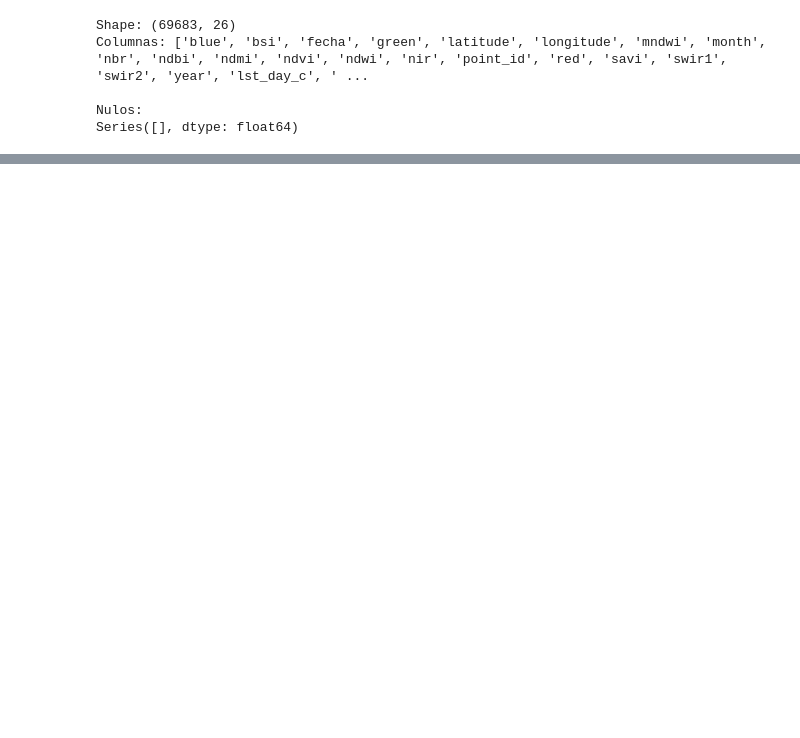
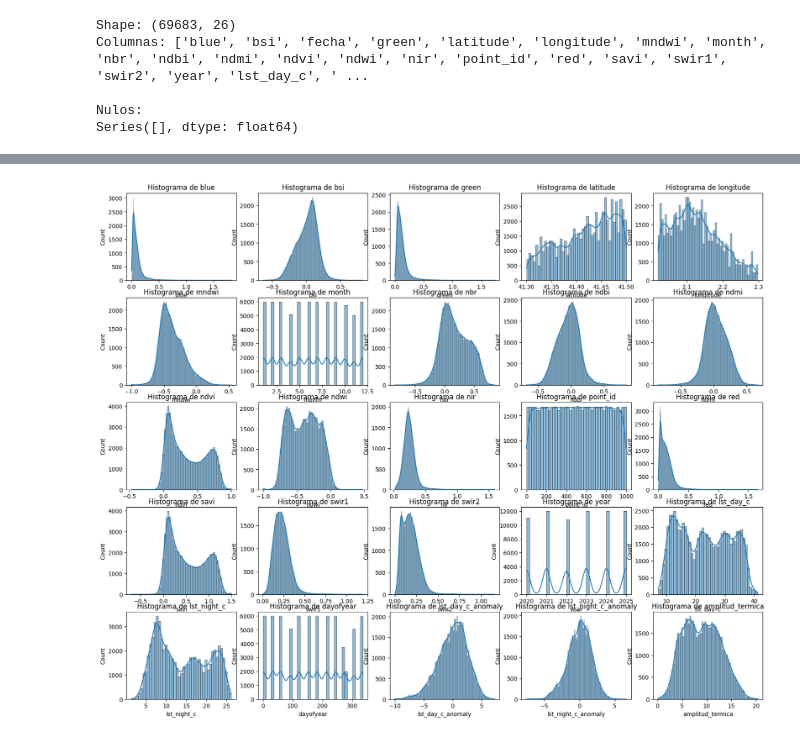
Before and after one commit to ekbalam11/ABC-final-project, a Jupyter notebook: src/eda.ipynb, the cells around one changed output, grey strips where cells are left out. Drawn from its saved outputs; the diff is of its cells as text; code cells hidden in the pictures; blank space fills up the shorter version.

```diff
--- a/src/eda.ipynb
+++ b/src/eda.ipynb
@@ -88,0 +162,10 @@ memory usage: 13.6 MB
+# %%
+#Matriz de frecuencias de todas las variables de indices
+plt.figure(figsize=(20, 16))
+cols_hist = ['blue', 'bsi', 'green', 'latitude', 'longitude', 'mndwi', 'month', 'nbr', 'ndbi', 'ndmi', 'ndvi', 'ndwi', 'nir', 'point_id', 'red', 'savi', 'swir1', 'swir2', 'year', 'lst_day_c', 'lst_night_c', 'dayofyear', 'lst_day_c_anomaly', 'lst_night_c_anomaly', 'amplitud_termica']
+for i, col in enumerate(cols_hist):
+    plt.subplot(5, 5, i+1)
+    sns.histplot(df_bcn[col], kde=True)
+    plt.title(f'Histograma de {col}')
+# %% [output]
+[figure, added]
```
Also changed, not shown: parts of 13 cells of this notebook.
